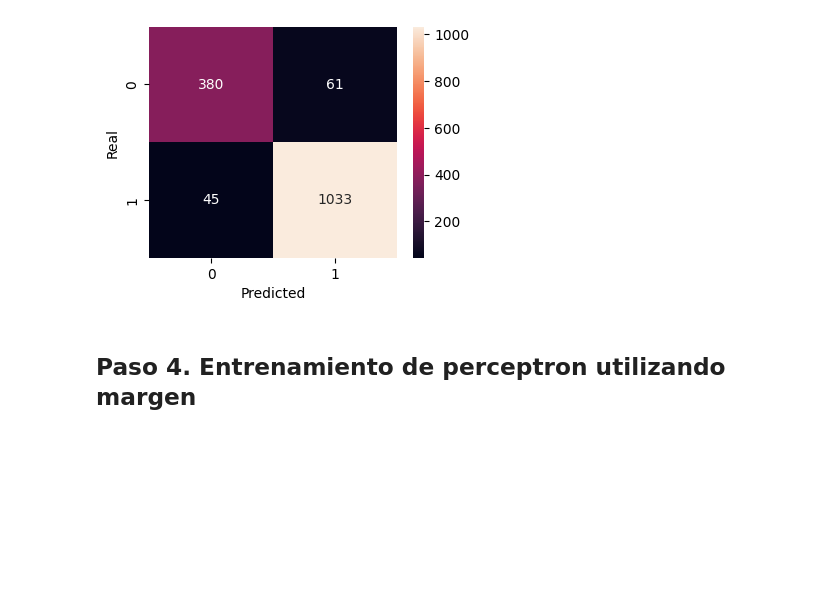
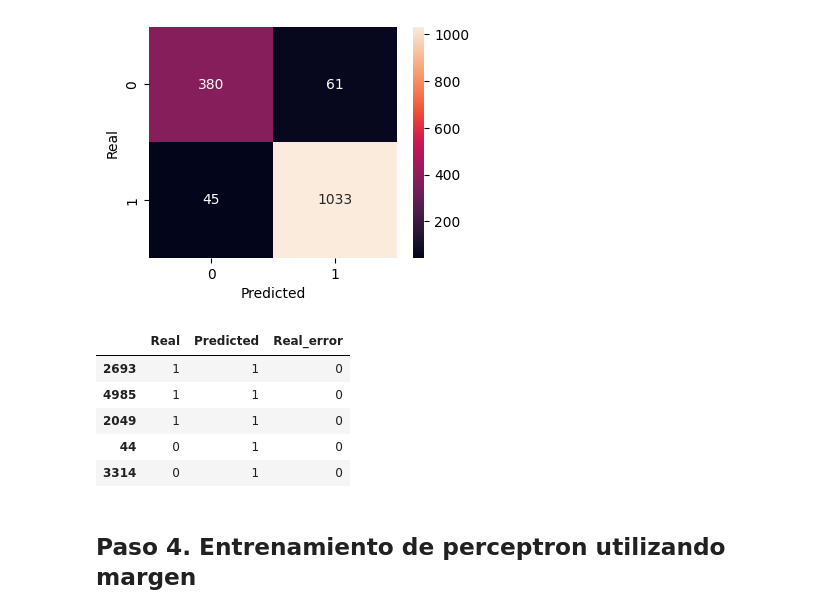
Before and after one commit to AndreBenito/Curso_Bourbaki, a Jupyter notebook: Notebooks/PerceptronClasificadorCancerEsófago.ipynb, the cells around one changed output. Cells and saved outputs as stored; diff of their text form; code cells hidden in the pictures; blank space fills up the shorter version.

```diff
--- a/Notebooks/PerceptronClasificadorCancerEsófago.ipynb
+++ b/Notebooks/PerceptronClasificadorCancerEsófago.ipynb
@@ -341,6 +341,24 @@ def matriz_confusion(y_test, y_predict):
 matriz_confusion(y_test, y_predict)
 # %% [output]
 [figure]
+# %%
+df_matrix = pd.DataFrame({
+        'Real': y_test,
+        'Predicted': y_predict
+    })
+
+df_matrix['Real_error'] = (
+    (df_matrix['Real'] == 1) & (df_matrix['Predicted'] == 0)
+).astype(int)
+
+df_matrix.head()
+# %% [output]
+|  | Real | Predicted | Real_error |
+| 2693 | 1 | 1 | 0 |
+| 4985 | 1 | 1 | 0 |
+| 2049 | 1 | 1 | 0 |
+| 44 | 0 | 1 | 0 |
+| 3314 | 0 | 1 | 0 |
 # %% [markdown]
 ## Paso 4. Entrenamiento de perceptron utilizando margen
 # %%
```
Also changed, not shown: parts of 2 cells of this notebook.
